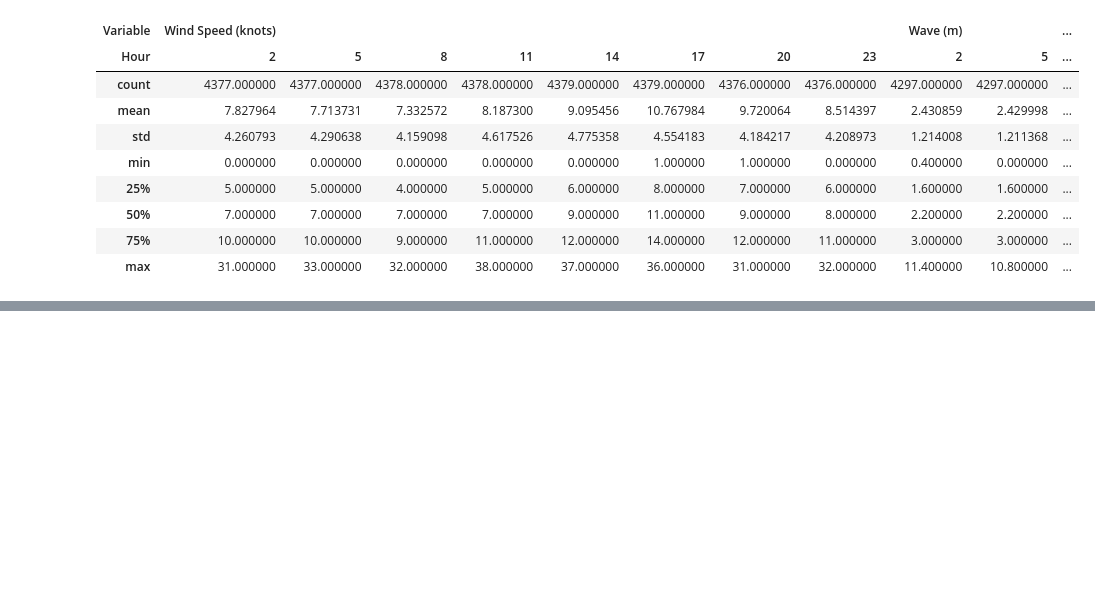
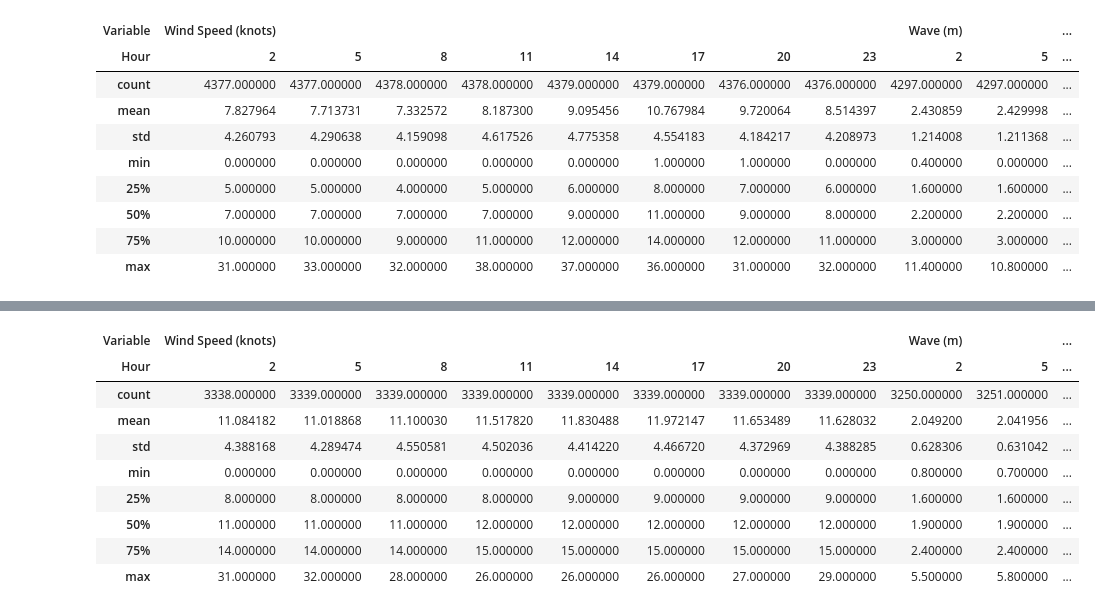
Before and after one commit to Leixb/B7_PE_WaveWind, a Jupyter notebook: notebook.ipynb, the cells around one changed output, grey strips where cells are left out. Drawn from its saved outputs; the diff is of its cells as text; code cells hidden in the pictures; blank space fills up the shorter version.

```diff
--- a/notebook.ipynb
+++ b/notebook.ipynb
@@ -19,0 +47,3 @@ nazare.describe()
+# %%
+jaws['mean Wind'] = jaws['Wind Speed (knots)'].mean(axis=1)
+jaws['mean Wave'] = jaws['Wave (m)'].mean(axis=1)
@@ -19,0 +90,13 @@ nazare.describe()
+# %%
+jaws.describe()
+# %% [output]
+| Variable | Wind Speed (knots) |  |  |  |  |  |  |  | Wave (m) |  | ... |
+| Hour | 2 | 5 | 8 | 11 | 14 | 17 | 20 | 23 | 2 | 5 | ... |
+| count | 3338.000000 | 3339.000000 | 3339.000000 | 3339.000000 | 3339.000000 | 3339.000000 | 3339.000000 | 3339.000000 | 3250.000000 | 3251.000000 | ... |
+| mean | 11.084182 | 11.018868 | 11.100030 | 11.517820 | 11.830488 | 11.972147 | 11.653489 | 11.628032 | 2.049200 | 2.041956 | ... |
+| std | 4.388168 | 4.289474 | 4.550581 | 4.502036 | 4.414220 | 4.466720 | 4.372969 | 4.388285 | 0.628306 | 0.631042 | ... |
+| min | 0.000000 | 0.000000 | 0.000000 | 0.000000 | 0.000000 | 0.000000 | 0.000000 | 0.000000 | 0.800000 | 0.700000 | ... |
+| 25% | 8.000000 | 8.000000 | 8.000000 | 8.000000 | 9.000000 | 9.000000 | 9.000000 | 9.000000 | 1.600000 | 1.600000 | ... |
+| 50% | 11.000000 | 11.000000 | 11.000000 | 12.000000 | 12.000000 | 12.000000 | 12.000000 | 12.000000 | 1.900000 | 1.900000 | ... |
+| 75% | 14.000000 | 14.000000 | 14.000000 | 15.000000 | 15.000000 | 15.000000 | 15.000000 | 15.000000 | 2.400000 | 2.400000 | ... |
+| max | 31.000000 | 32.000000 | 28.000000 | 26.000000 | 26.000000 | 26.000000 | 27.000000 | 29.000000 | 5.500000 | 5.800000 | ... |
```
Also changed, not shown: parts of 10 cells of this notebook.
